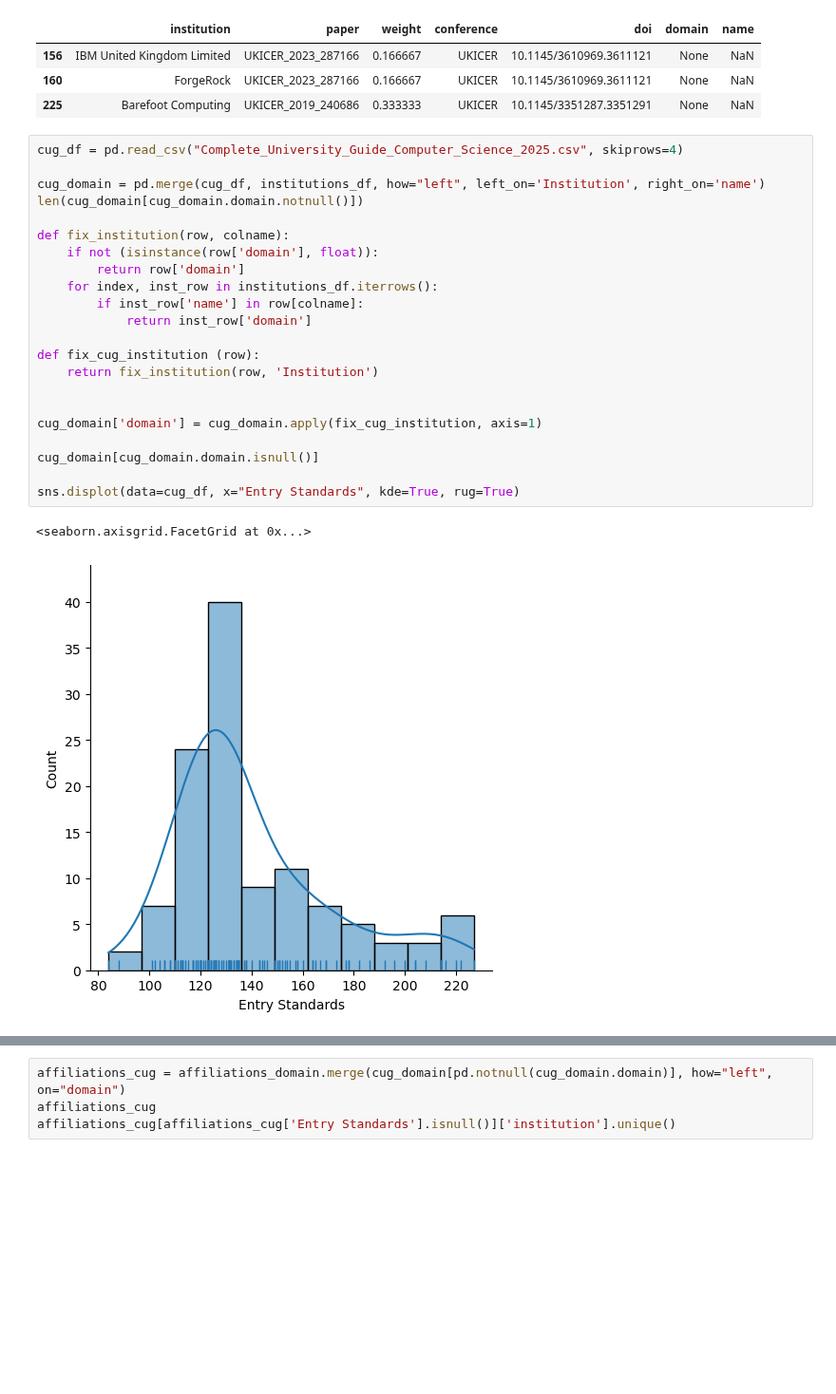
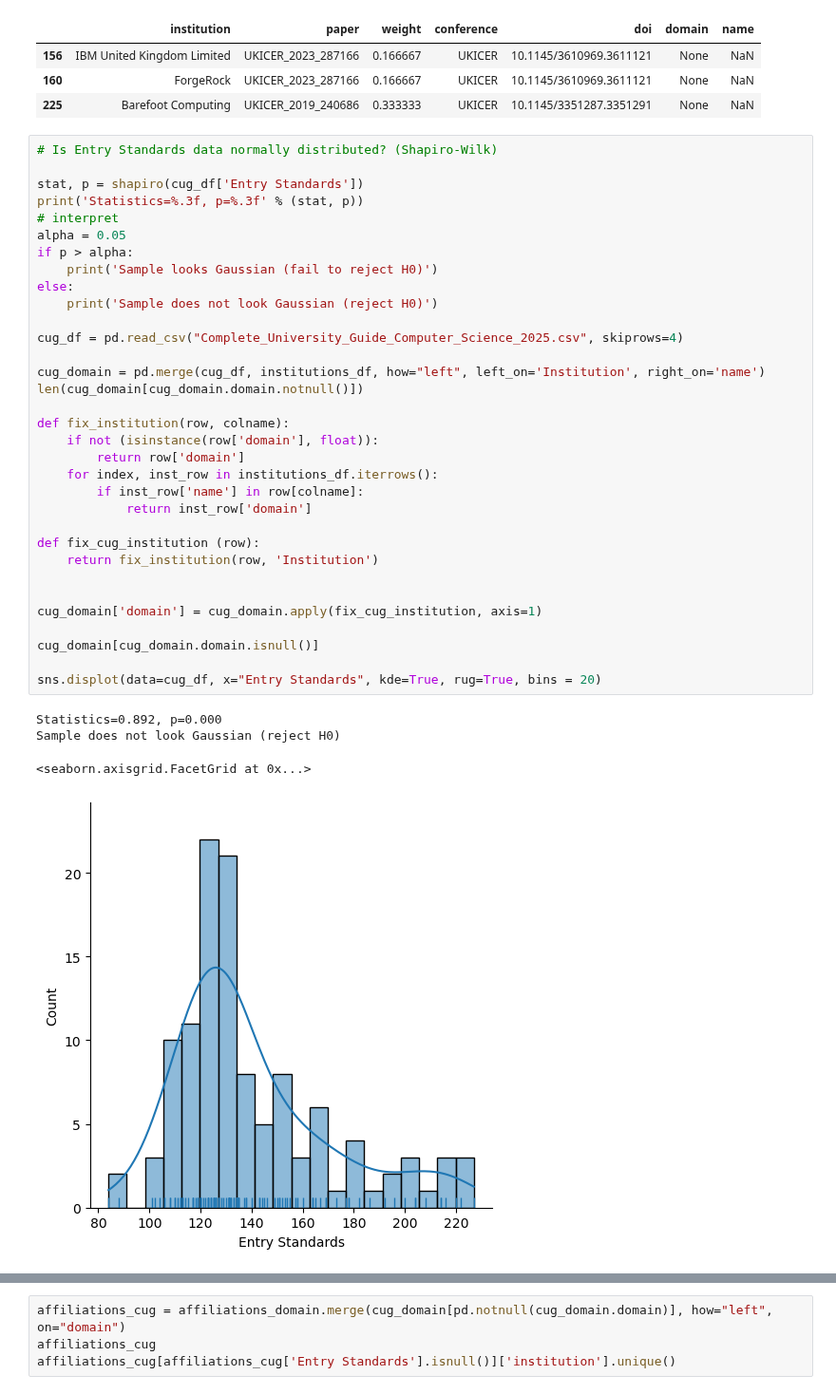
Before and after one commit to stevenaeola/CEP_Retro, a Jupyter notebook: CEP_paper_analysis.ipynb, the cells around one changed output, grey strips where cells are left out. Shown at 95% size. Saved outputs shown, nothing was run; the diff lists cells and outputs as text; blank space fills up the shorter version.

```diff
--- a/CEP_paper_analysis.ipynb
+++ b/CEP_paper_analysis.ipynb
@@ -297,27 +297,40 @@ affiliations_domain[affiliations_domain.domain.isnull()]
 | 160 | ForgeRock | UKICER_2023_287166 | 0.166667 | UKICER | 10.1145/3610969.3611121 | None | NaN |
 | 225 | Barefoot Computing | UKICER_2019_240686 | 0.333333 | UKICER | 10.1145/3351287.3351291 | None | NaN |
 # %%
+# Is Entry Standards data normally distributed? (Shapiro-Wilk)
+
+stat, p = shapiro(cug_df['Entry Standards'])
+print('Statistics=%.3f, p=%.3f' % (stat, p))
+# interpret
+alpha = 0.05
+if p > alpha:
+	print('Sample looks Gaussian (fail to reject H0)')
+else:
+	print('Sample does not look Gaussian (reject H0)')
+
 cug_df = pd.read_csv("Complete_University_Guide_Computer_Science_2025.csv", skiprows=4)
 
 cug_domain = pd.merge(cug_df, institutions_df, how="left", left_on='Institution', right_on='name')
 len(cug_domain[cug_domain.domain.notnull()])
 
 def fix_institution(row, colname):
     if not (isinstance(row['domain'], float)):
         return row['domain']
     for index, inst_row in institutions_df.iterrows():
         if inst_row['name'] in row[colname]:
             return inst_row['domain']
 
 def fix_cug_institution (row):
     return fix_institution(row, 'Institution')
 
 
 cug_domain['domain'] = cug_domain.apply(fix_cug_institution, axis=1)
 
 cug_domain[cug_domain.domain.isnull()]
 
-sns.displot(data=cug_df, x="Entry Standards", kde=True, rug=True)
+sns.displot(data=cug_df, x="Entry Standards", kde=True, rug=True, bins = 20)
 # %% [output]
-<seaborn.axisgrid.FacetGrid at 0x...>
+Statistics=0.892, p=0.000
+Sample does not look Gaussian (reject H0)
+<seaborn.axisgrid.FacetGrid at 0x...>
-[figure, old version]
+[figure, new version]
```
Also changed, not shown: parts of 17 cells of this notebook, 1 other file.
